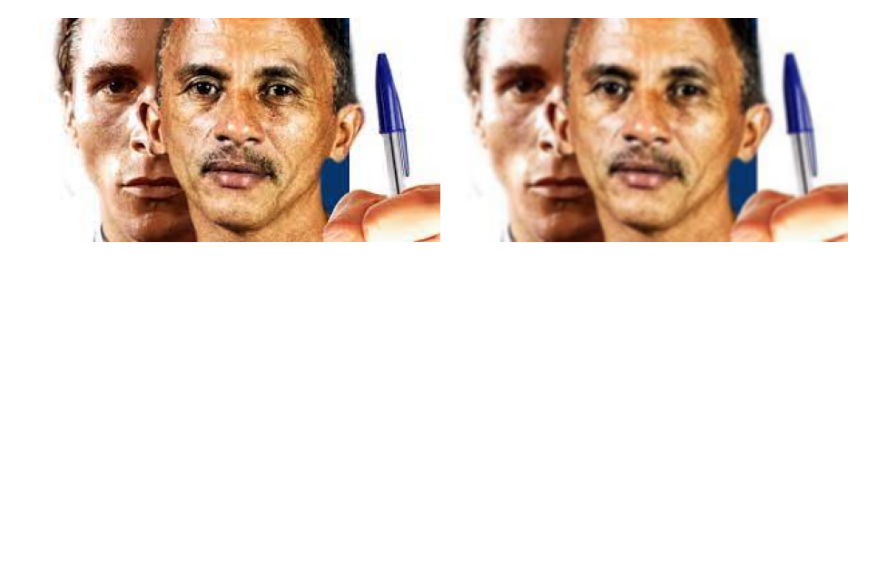
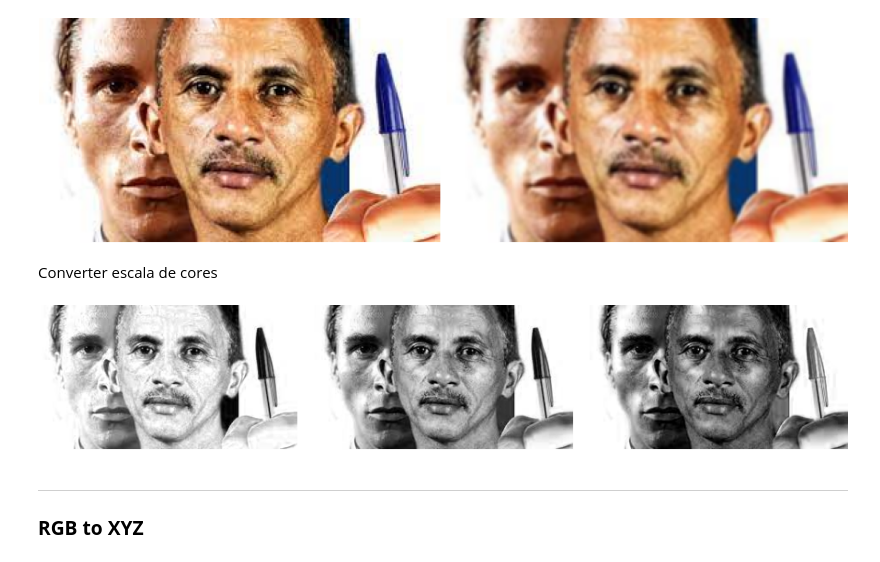
Before and after one commit to BPThiago/trabalho-algebra, a Jupyter notebook: notebook.ipynb, the cells around one changed output. Saved outputs shown, nothing was run; the diff lists cells and outputs as text; code cells hidden in the pictures; blank space fills up the shorter version.

```diff
--- a/notebook.ipynb
+++ b/notebook.ipynb
@@ -149,3 +149,19 @@ blurred_image = box_blur(img)
 show_collection([img, cv2.blur(img, (3, 3))], scale=0.15)
 # %% [output]
 [figure]
+# %% [markdown]
+Converter escala de cores
+# %%
+def extract_image_channels(img):
+    r = img[:,:,0]
+    g = img[:,:,1]
+    b = img[:,:,2]
+    return r, g, b
+
+show_collection(extract_image_channels(img), scale=0.1, cmap="gray")
+# %% [output]
+[figure, added]
+# %% [markdown]
+---
+
+### **RGB to XYZ**
```
Also changed, not shown: parts of 4 cells of this notebook.
